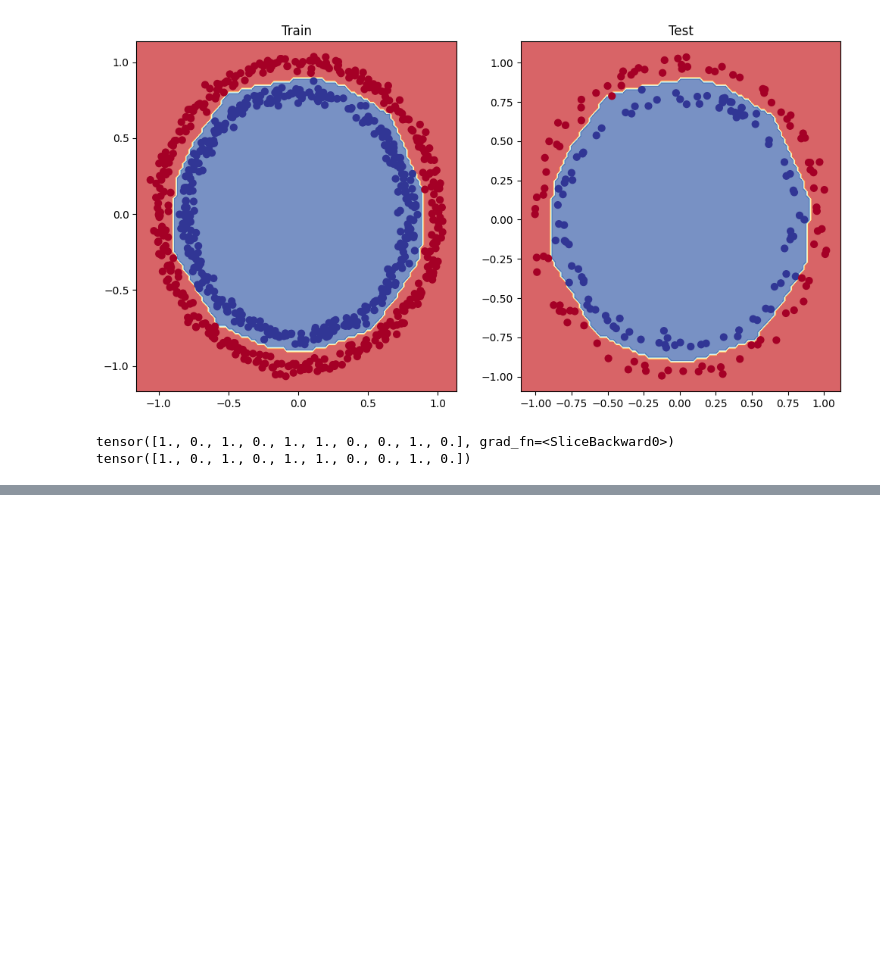
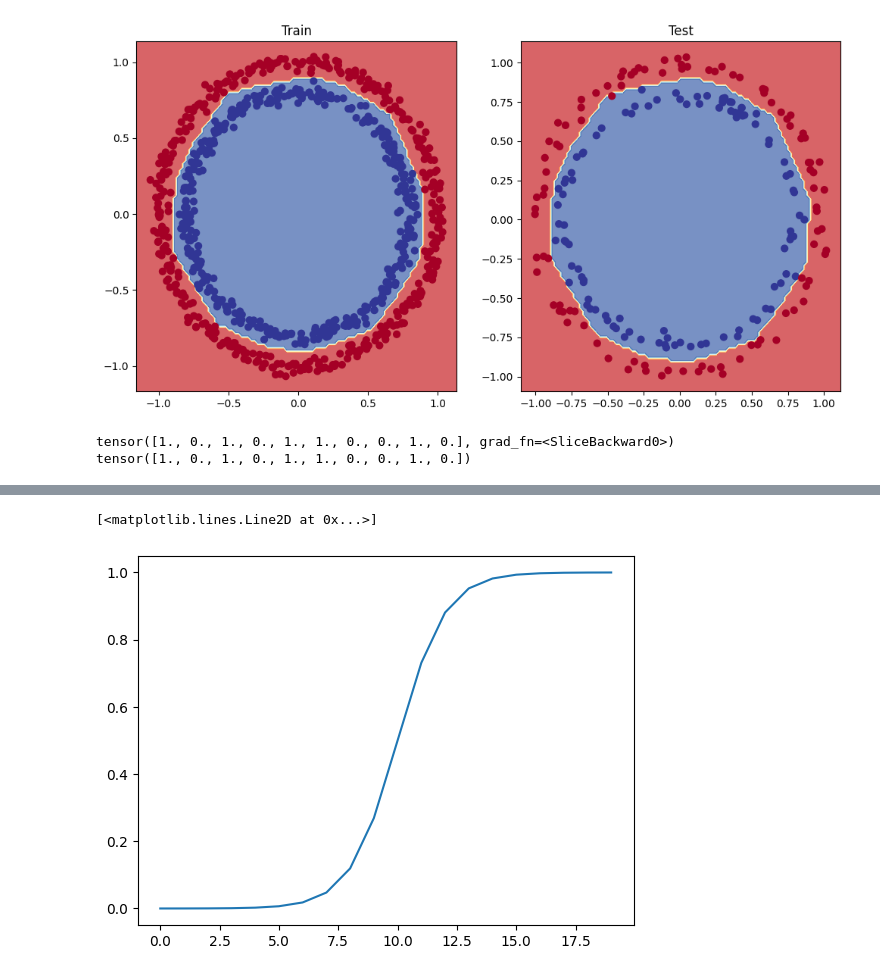
Before and after one commit to ahmedrazakhann/pytorch-journey, a Jupyter notebook: models/classification/non_linear_classification_model.ipynb, the cells around one changed output, grey strips where cells are left out. Drawn from its saved outputs; the diff is of its cells as text; code cells hidden in the pictures; blank space fills up the shorter version.

```diff
--- a/models/classification/non_linear_classification_model.ipynb
+++ b/models/classification/non_linear_classification_model.ipynb
@@ -394,0 +411,9 @@ NameError: name 'model' is not defined
+# %%
+a = torch.arange(-10,10,1)
+# %%
+a_sigmoid = torch.sigmoid(a) #
+a_relu = torch.relu(a)
+plt.plot(a_sigmoid)
+# %% [output]
+[<matplotlib.lines.Line2D at 0x...>]
+[figure, added]
```
Also changed, not shown: parts of 18 cells of this notebook, 1 other file.
